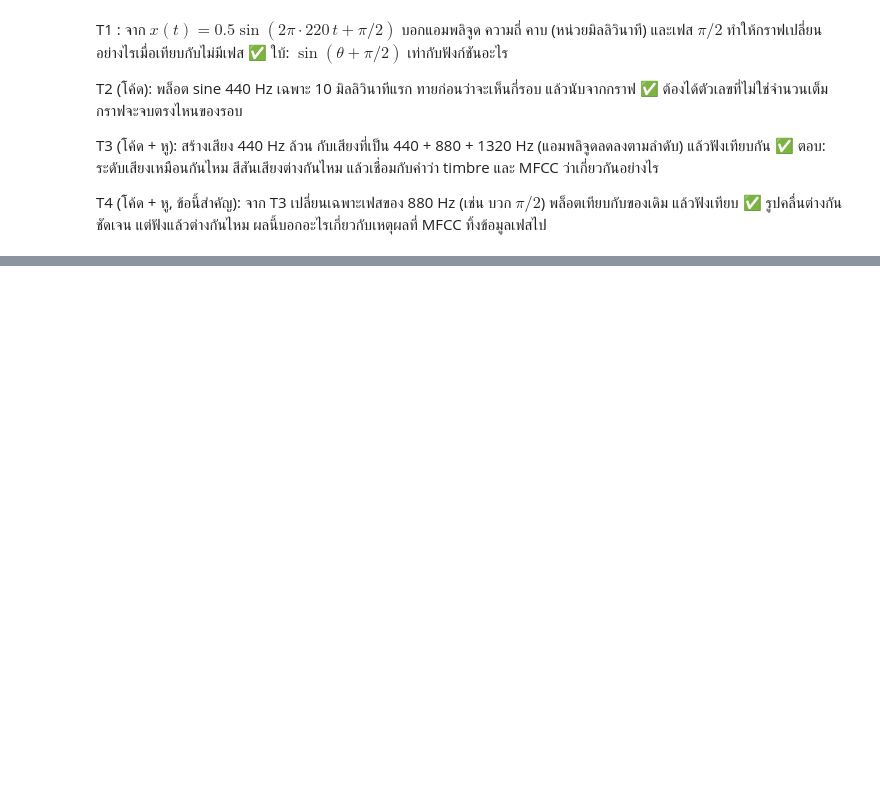
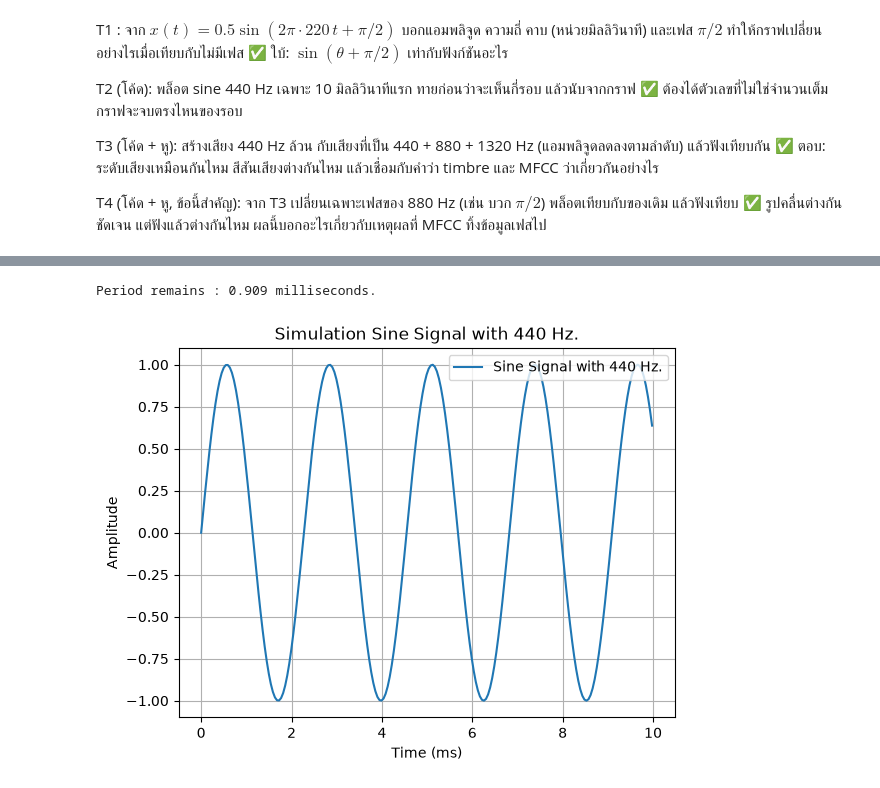
Before and after one commit to ohm-arthakorn/audio-based_music_recommendation, a Jupyter notebook: notebooks/01_DSP_101.ipynb, the cells around one changed output, grey strips where cells are left out. Cells and saved outputs as stored; diff of their text form; code cells hidden in the pictures; blank space fills up the shorter version.

```diff
--- a/notebooks/01_DSP_101.ipynb
+++ b/notebooks/01_DSP_101.ipynb
@@ -41,0 +66,25 @@ plt.show()
+# %%
+duration = 10e-3    # ระยะเวลาที่ต้องการแสดง 10 มิลลิวินาที
+frequency = 440     # ความถี่เท่ากับ 440 Hz
+sr = 22050          # ทำไมจะต้องกำหนด Sampling Rate ให้มีค่าเท่ากับ 22050
+
+# ลองเขียนโปรแกรมทดลองกราฟจบ
+period = 1/frequency    # คาบเวลาของกราฟ Sine ที่มีความถี่เท่ากับ 440 Hz
+
+# คำนวณหาคาบเวลาที่เหลือที่สามารถแสดงผลได้ใน Duration = 10 ms
+remainder_period = duration % period * 1000 # คูณ 1000 เพื่อแปลงจากวินาทีเป็นมิลลิวินาที
+print(f'Period remains : {remainder_period:.3} milliseconds.')
+
+t = np.arange(0, duration, 1/sr)   # 1/sr คือ Sampling Period หมายถึง ส่วนกลับของความถี่ Sampling
+signal = np.sin(2 * np.pi * frequency * t)
+
+fig, ax = plt.subplots()
+ax.grid()
+ax.plot(t*1e3, signal, label="Sine Signal with 440 Hz.")
+ax.set(ylabel="Amplitude", xlabel="Time (ms)", title="Simulation Sine Signal with 440 Hz.")
+ax.legend(loc="upper right")
+
+plt.show()
+# %% [output]
+Period remains : 0.909 milliseconds.
+[figure, added]
```
Also changed, not shown: parts of 14 cells of this notebook, 2 other files.
